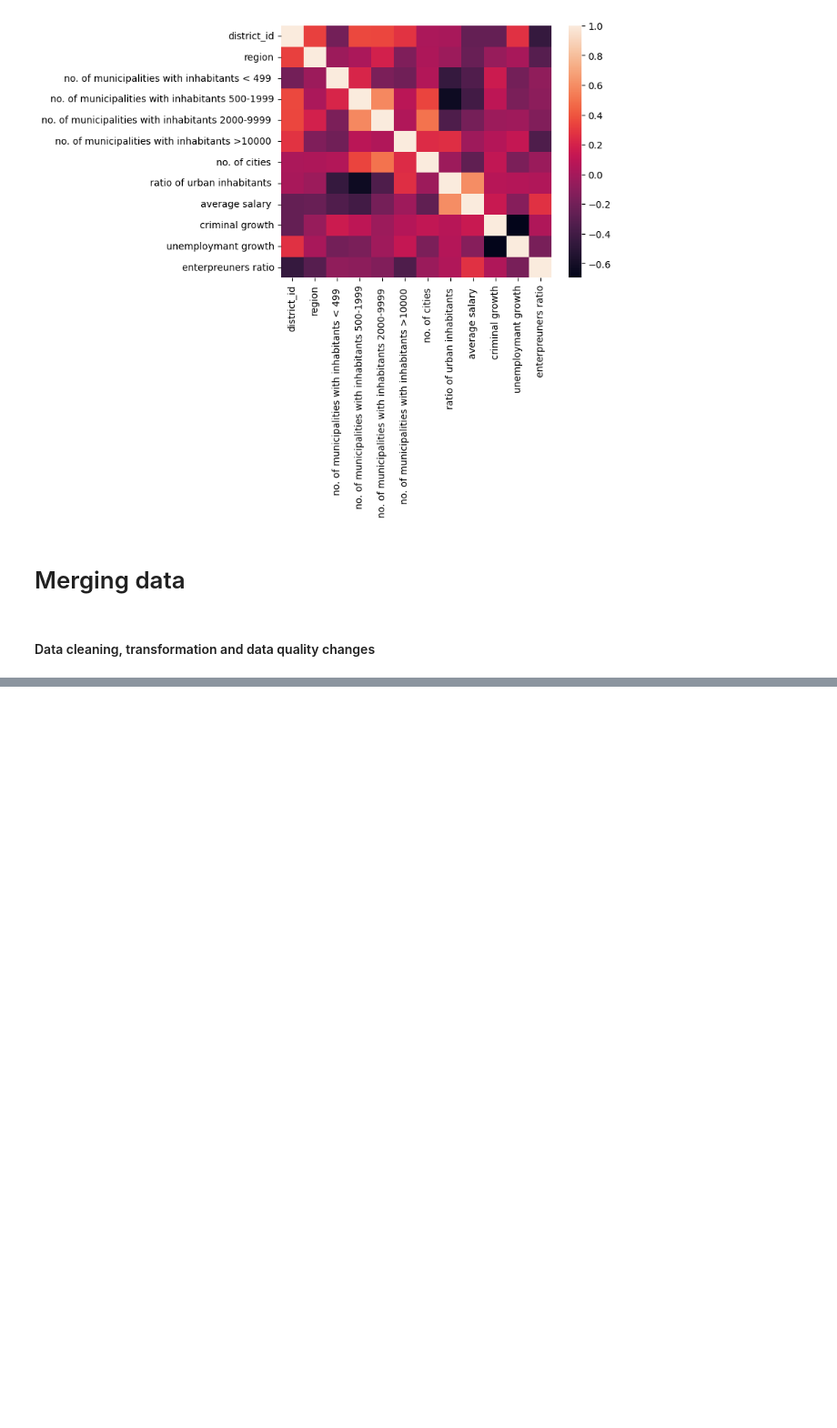
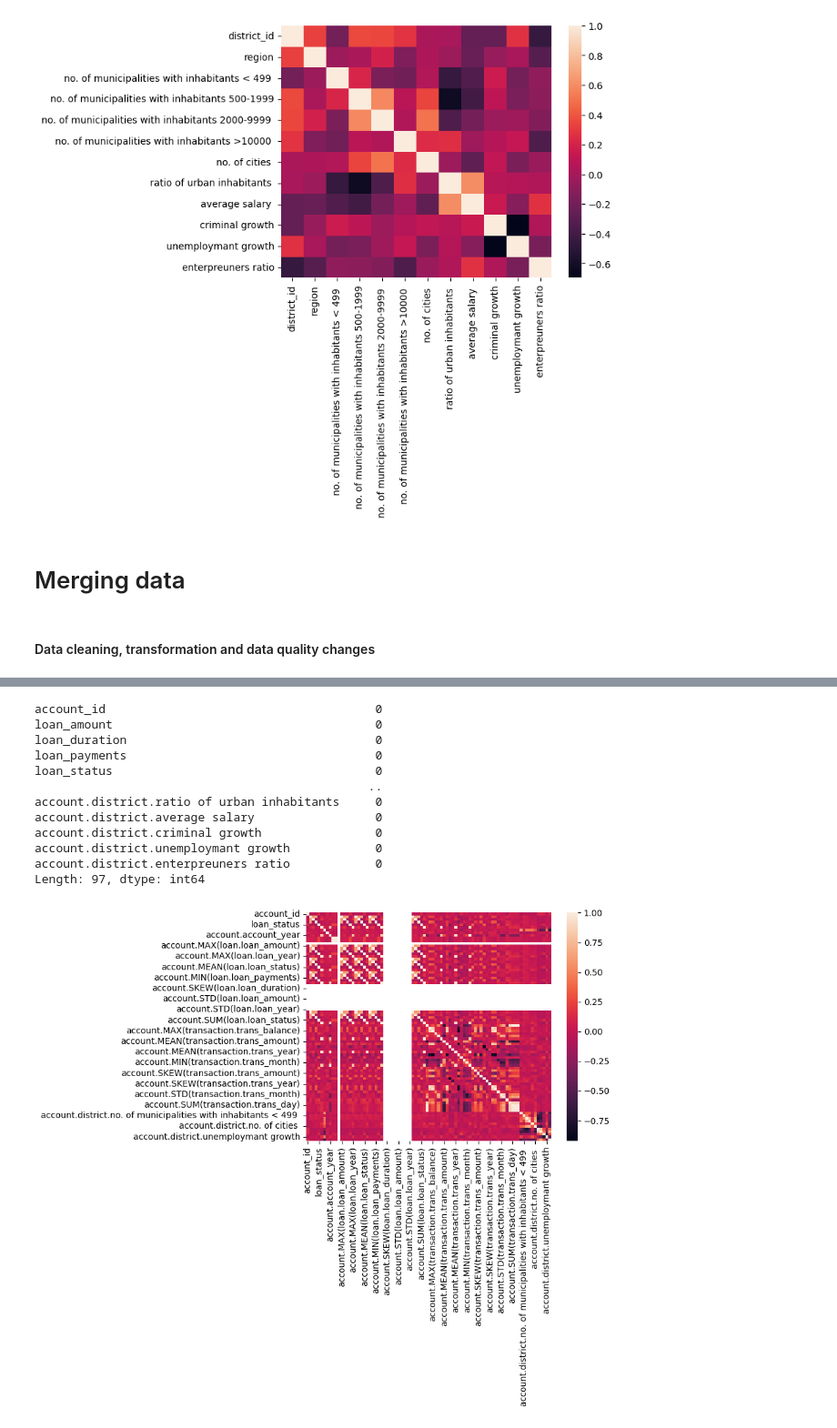
Before and after one commit to BernardoFerreira00/AC-Project, a Jupyter notebook: Notebooks/crisp_dm_sprint_3_4/data processing.ipynb, the cells around one changed output, grey strips where cells are left out. Shown at 91% size. Cells and saved outputs as stored; diff of their text form; code cells hidden in the pictures; blank space fills up the shorter version.

```diff
--- a/Notebooks/crisp_dm_sprint_3_4/data processing.ipynb
+++ b/Notebooks/crisp_dm_sprint_3_4/data processing.ipynb
@@ -122,7 +123,8 @@ client_df.to_csv('refined/client.csv',sep=';',index=False)
 # %% [markdown]
 #### Data cleaning, transformation and data quality changes
 # %%
-disp_df = disp_df.loc[disp_df.type == "OWNER"]
-disp_df.drop(columns=['type'], inplace=True)
-disp_df.rename(columns={'type':'disp_type'}, inplace=True)
-disp_df.to_csv('refined/disposition.csv',sep=';')
+# disp_df = disp_df.loc[disp_df.type == "OWNER"]
+# disp_df.drop(columns=['type'], inplace=True)
+# disp_df.rename(columns={'type':'disp_type'}, inplace=True)
+print(disp_df.isnull().sum())
+disp_df.to_csv('refined/disposition.csv',sep=';',index=False)
@@ -162,30 +221,0 @@ trans_df.to_csv('refined/transaction.csv')
-# %%
-trans_df.rename(columns={'date' : 'trans_date'}, inplace=True)
-trans_df.rename(columns={'type' : 'trans_type'}, inplace=True)
-trans_df.rename(columns={'operation' : 'trans_operation'}, inplace=True)
-trans_df.rename(columns={'amount' : 'trans_amount'}, inplace=True)
-trans_df.rename(columns={'balance' : 'trans_balance'}, inplace=True)
-trans_df.rename(columns={'k_symbol' : 'trans_k_symbol'}, inplace=True)
-trans_df.rename(columns={'bank' : 'trans_bank'}, inplace=True)
-trans_df.rename(columns={'account': 'trans_account'}, inplace=True)
-
-trans_df['trans_date'] = pd.to_datetime(trans_df['trans_date'], format='%y%m%d')
-
-trans_date_year = []
-for i in trans_df.index:
-    trans_date_year.append(trans_df['trans_date'][i].year)
-
-trans_df['trans_year'] = trans_date_year
-
-#as colunas bank e account não são necessárias, trans_k_symbol têm muitos valores nulos
-trans_df.drop(['trans_bank', 'trans_account', ], axis=1, inplace=True)
-
-#withdrawal in cash para withdrawal
-trans_df.loc[trans_df["trans_type"]=="withdrawal in cash","trans_type"] = "withdrawal"
-trans_df.loc[trans_df["trans_operation"].isnull(),"trans_operation"] = "other_type"
-#se for withdrawal, o ammount é negativo
-trans_df.loc[trans_df["trans_type"]=="withdrawal","trans_amount"] *= -1
-print(trans_df.head())
-
-
-trans_df.to_csv('refined/transaction.csv',sep=';',index=False)
@@ -336,0 +496,19 @@ dtype: int64
+# %%
+
+print(feature_matrix_loans_md_2.isnull().sum())
+corr = feature_matrix_loans_md_2.corr()
+sns.heatmap(corr);
+# %% [output]
+account_id                                      0
+loan_amount                                     0
+loan_duration                                   0
+loan_payments                                   0
+loan_status                                     0
+                                               ..
+account.district.ratio of urban inhabitants     0
+account.district.average salary                 0
+account.district.criminal growth                0
+account.district.unemploymant growth            0
+account.district.enterpreuners ratio            0
+Length: 97, dtype: int64
+[figure, added]
```
Also changed, not shown: parts of 18 cells of this notebook, 21 other files.
